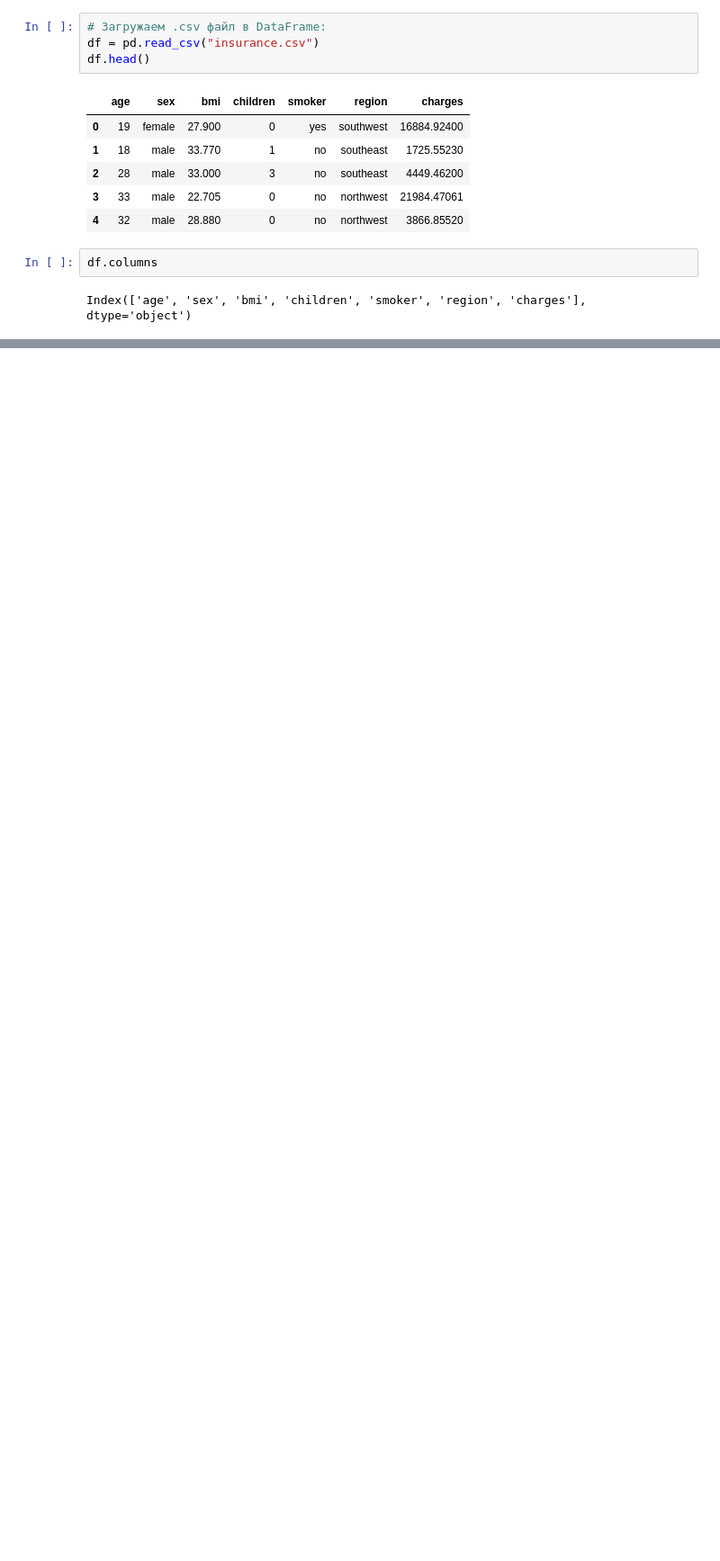
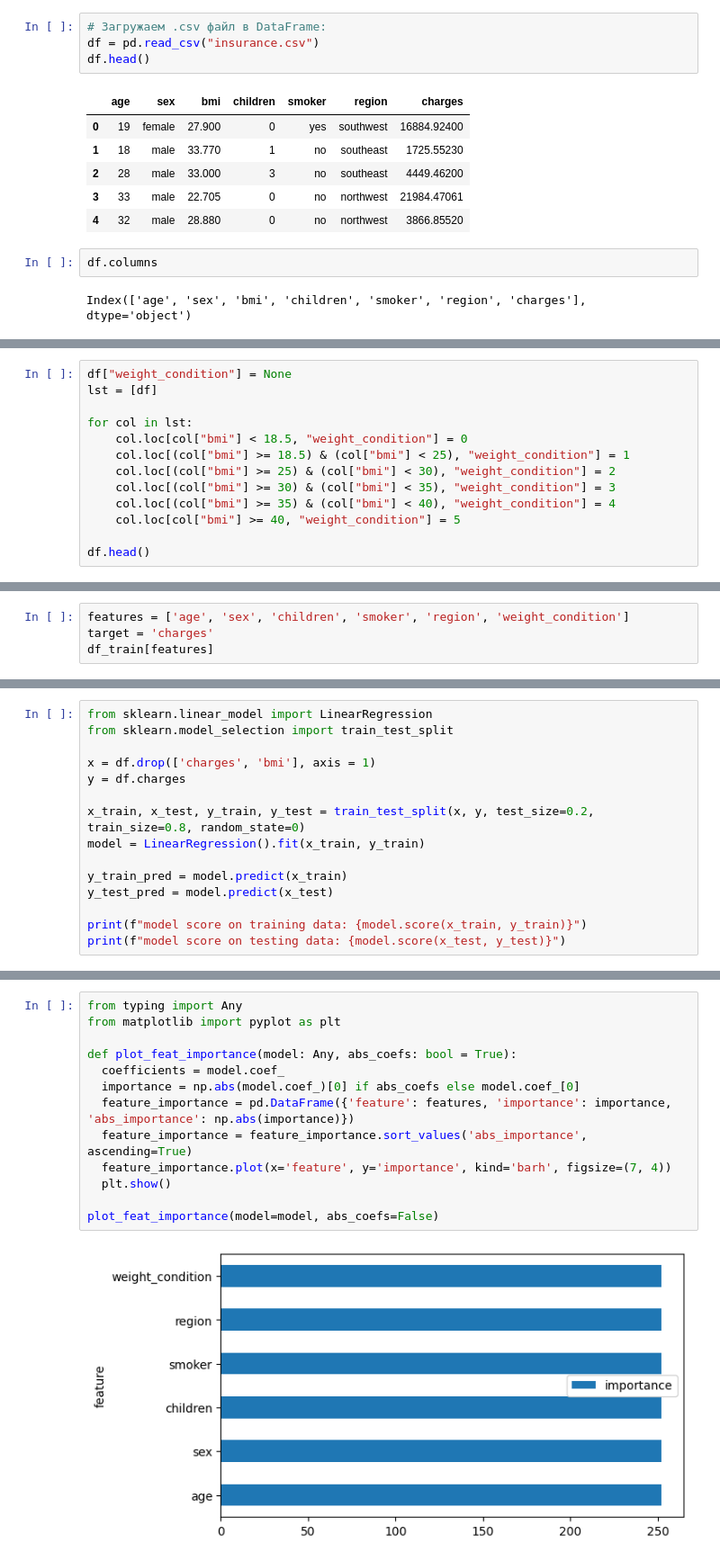
Before and after one commit to DarenskyRoman/IIS, a Jupyter notebook: task5/6_ml_classic.ipynb, the cells around one changed output, grey strips where cells are left out. Shown at 90% size. Saved outputs shown, nothing was run; the diff lists cells and outputs as text; blank space fills up the shorter version.

```diff
--- a/6_ml_classic.ipynb
+++ b/task5/6_ml_classic.ipynb
@@ -327,0 +411,13 @@ Index(['age', 'sex', 'bmi', 'children', 'smoker', 'region', 'charges'], dtype='o
+# %%
+df["weight_condition"] = None
+lst = [df]
+
+for col in lst:
+    col.loc[col["bmi"] < 18.5, "weight_condition"] = 0
+    col.loc[(col["bmi"] >= 18.5) & (col["bmi"] < 25), "weight_condition"] = 1
+    col.loc[(col["bmi"] >= 25) & (col["bmi"] < 30), "weight_condition"] = 2
+    col.loc[(col["bmi"] >= 30) & (col["bmi"] < 35), "weight_condition"] = 3
+    col.loc[(col["bmi"] >= 35) & (col["bmi"] < 40), "weight_condition"] = 4
+    col.loc[col["bmi"] >= 40, "weight_condition"] = 5
+
+df.head()
@@ -327,0 +436,4 @@ Index(['age', 'sex', 'bmi', 'children', 'smoker', 'region', 'charges'], dtype='o
+# %%
+features = ['age', 'sex', 'children', 'smoker', 'region', 'weight_condition']
+target = 'charges'
+df_train[features]
@@ -327,0 +460,15 @@ Index(['age', 'sex', 'bmi', 'children', 'smoker', 'region', 'charges'], dtype='o
+# %%
+from sklearn.linear_model import LinearRegression
+from sklearn.model_selection import train_test_split
+
+x = df.drop(['charges', 'bmi'], axis = 1)
+y = df.charges
+
+x_train, x_test, y_train, y_test = train_test_split(x, y, test_size=0.2, train_size=0.8, random_state=0)
+model = LinearRegression().fit(x_train, y_train)
+
+y_train_pred = model.predict(x_train)
+y_test_pred = model.predict(x_test)
+
+print(f"model score on training data: {model.score(x_train, y_train)}")
+print(f"model score on testing data: {model.score(x_test, y_test)}")
@@ -327,0 +480,15 @@ Index(['age', 'sex', 'bmi', 'children', 'smoker', 'region', 'charges'], dtype='o
+# %%
+from typing import Any
+from matplotlib import pyplot as plt
+
+def plot_feat_importance(model: Any, abs_coefs: bool = True):
+  coefficients = model.coef_
+  importance = np.abs(model.coef_)[0] if abs_coefs else model.coef_[0]
+  feature_importance = pd.DataFrame({'feature': features, 'importance': importance, 'abs_importance': np.abs(importance)})
+  feature_importance = feature_importance.sort_values('abs_importance', ascending=True)
+  feature_importance.plot(x='feature', y='importance', kind='barh', figsize=(7, 4))
+  plt.show()
+
+plot_feat_importance(model=model, abs_coefs=False)
+# %% [output]
+[figure, added]
```
Also changed, not shown: parts of 19 cells of this notebook, 3 other files.
